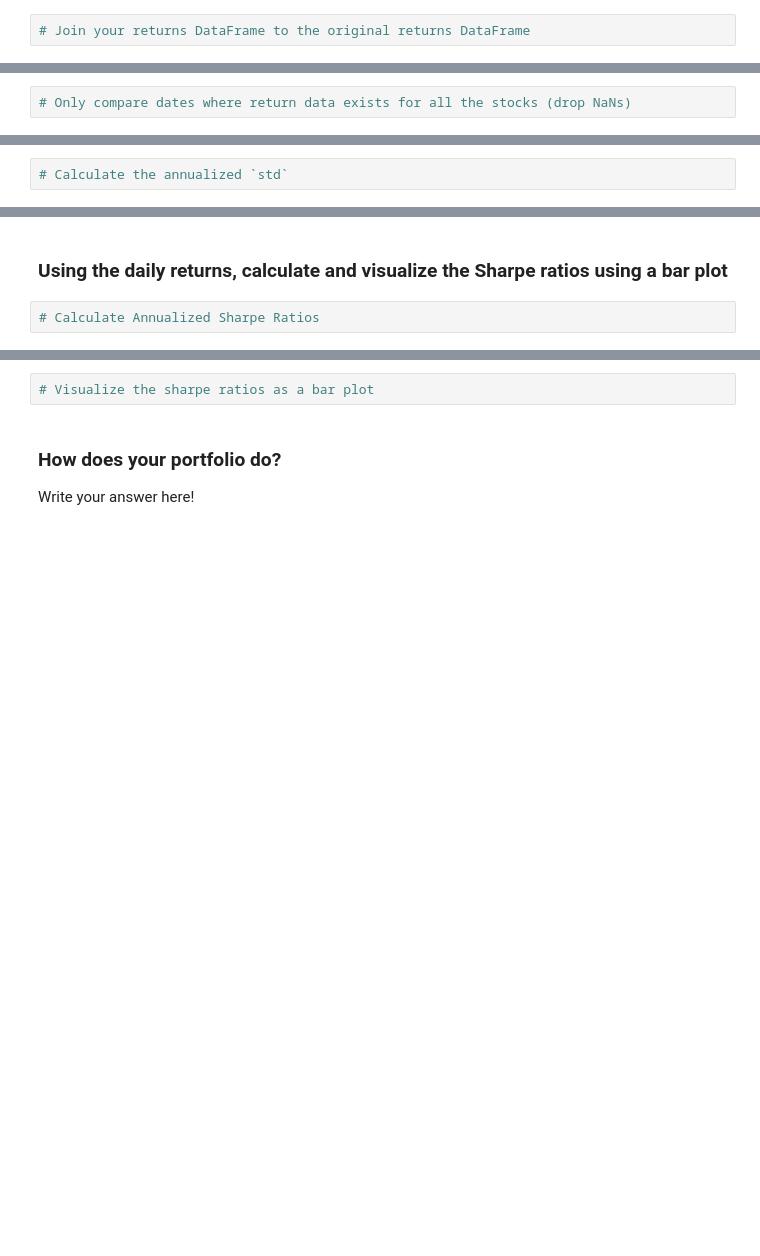
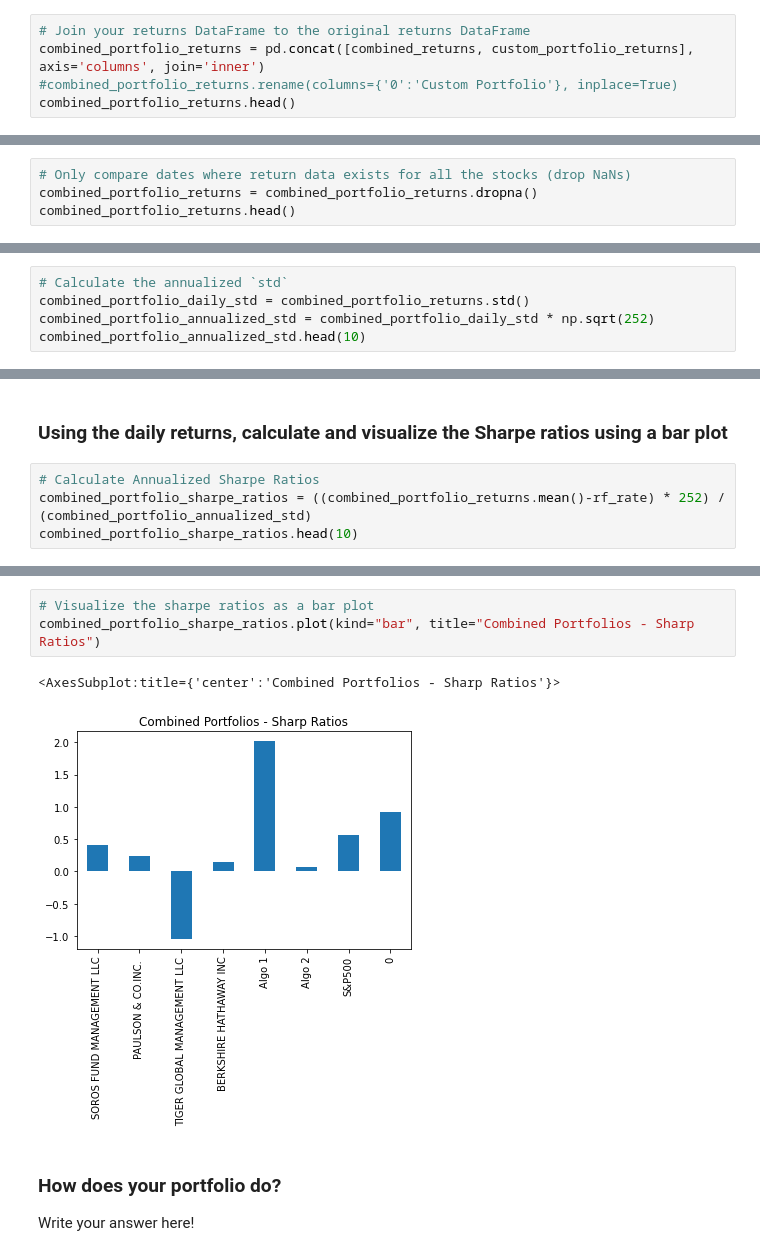
Before and after one commit to chad100b/Portfolio-Analysis, a Jupyter notebook: whale_analysis.ipynb, the cells around one changed output, grey strips where cells are left out. Cells and saved outputs as stored; diff of their text form; blank space fills up the shorter version.

```diff
--- a/whale_analysis.ipynb
+++ b/whale_analysis.ipynb
@@ -405,3 +543,6 @@ weights = [1/3, 1/3, 1/3]
 ## Join your portfolio returns to the DataFrame that contains all of the portfolio returns
 # %%
 # Join your returns DataFrame to the original returns DataFrame
+combined_portfolio_returns = pd.concat([combined_returns, custom_portfolio_returns], axis='columns', join='inner')
+#combined_portfolio_returns.rename(columns={'0':'Custom Portfolio'}, inplace=True)
+combined_portfolio_returns.head()
@@ -408,2 +556,4 @@ weights = [1/3, 1/3, 1/3]
 # %%
 # Only compare dates where return data exists for all the stocks (drop NaNs)
+combined_portfolio_returns = combined_portfolio_returns.dropna()
+combined_portfolio_returns.head()
@@ -413,3 +570,6 @@ weights = [1/3, 1/3, 1/3]
 ### Calculate the Annualized Standard Deviation
 # %%
 # Calculate the annualized `std`
+combined_portfolio_daily_std = combined_portfolio_returns.std()
+combined_portfolio_annualized_std = combined_portfolio_daily_std * np.sqrt(252)
+combined_portfolio_annualized_std.head(10)
@@ -431,3 +601,5 @@ weights = [1/3, 1/3, 1/3]
 ### Using the daily returns, calculate and visualize the Sharpe ratios using a bar plot
 # %%
 # Calculate Annualized Sharpe Ratios
+combined_portfolio_sharpe_ratios = ((combined_portfolio_returns.mean()-rf_rate) * 252) / (combined_portfolio_annualized_std)
+combined_portfolio_sharpe_ratios.head(10)
@@ -434,5 +616,9 @@ weights = [1/3, 1/3, 1/3]
 # %%
 # Visualize the sharpe ratios as a bar plot
+combined_portfolio_sharpe_ratios.plot(kind="bar", title="Combined Portfolios - Sharp Ratios")
+# %% [output]
+<AxesSubplot:title={'center':'Combined Portfolios - Sharp Ratios'}>
+[figure, added]
 # %% [markdown]
 ### How does your portfolio do?
 
```
Also changed, not shown: parts of 22 cells of this notebook.
